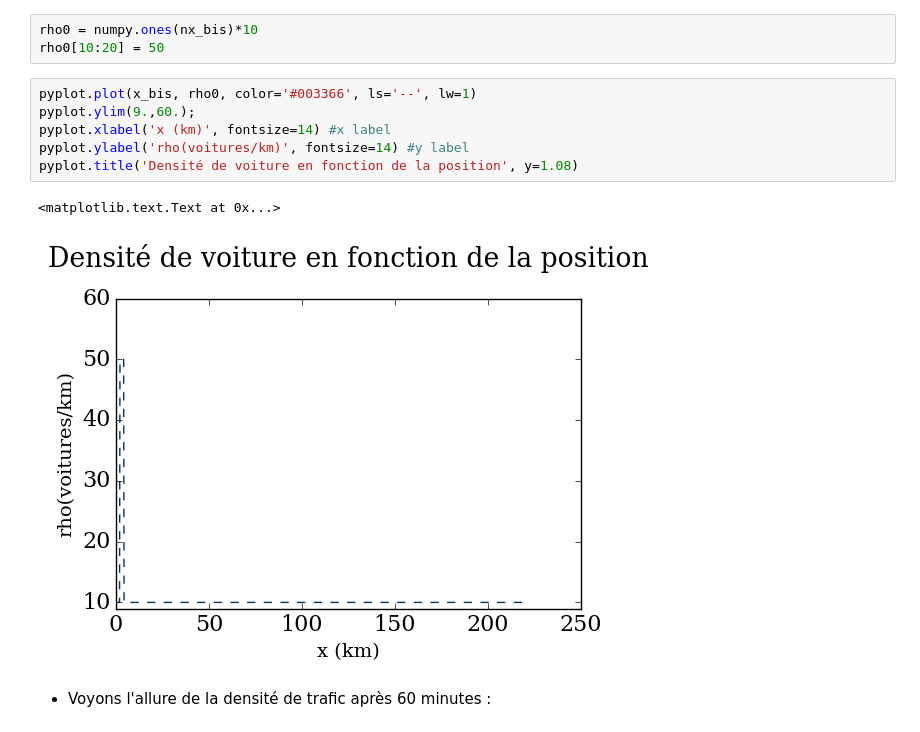
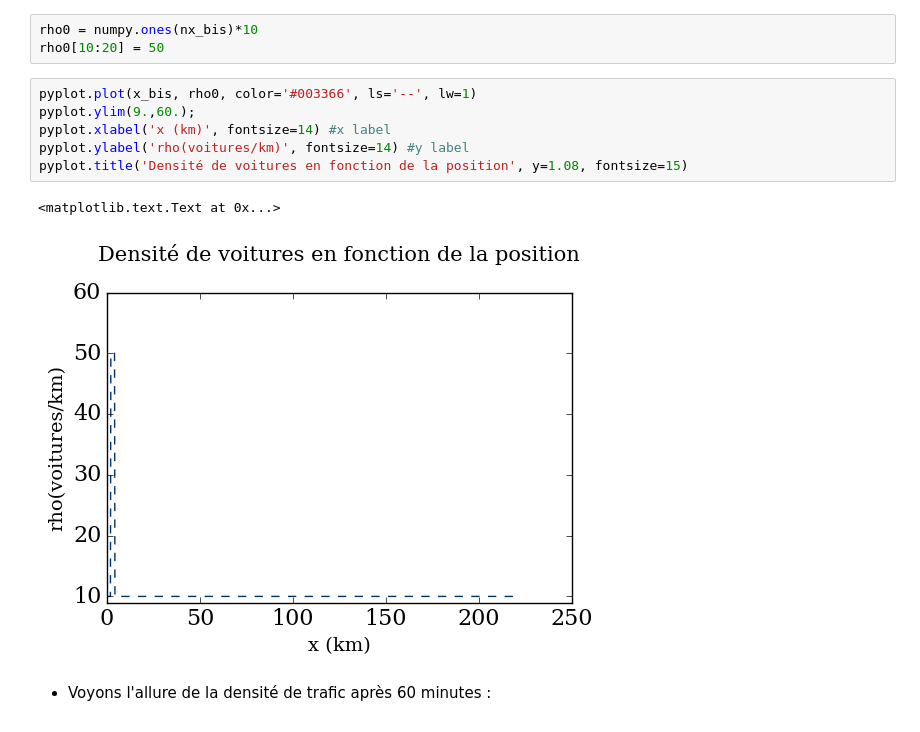
Before and after one commit to CarolineJonas/Module-2---Space-time, a Jupyter notebook: Module2_Final.ipynb, the cells around one changed output. Cells and saved outputs as stored; diff of their text form.

```diff
--- a/Module2_Final.ipynb
+++ b/Module2_Final.ipynb
@@ -347,12 +347,12 @@ rho0[10:20] = 50
 # %%
 pyplot.plot(x_bis, rho0, color='#003366', ls='--', lw=1)
 pyplot.ylim(9.,60.);
 pyplot.xlabel('x (km)', fontsize=14) #x label
 pyplot.ylabel('rho(voitures/km)', fontsize=14) #y label
-pyplot.title('Densité de voiture en fonction de la position', y=1.08)
+pyplot.title('Densité de voitures en fonction de la position', y=1.08, fontsize=15)
 # %% [output]
 <matplotlib.text.Text at 0x...>
-[figure, old version]
+[figure, new version]
 # %% [markdown]
 - Voyons l'allure de la densité de trafic après 60 minutes :
 # %%
```
Also changed, not shown: parts of 12 cells of this notebook.
